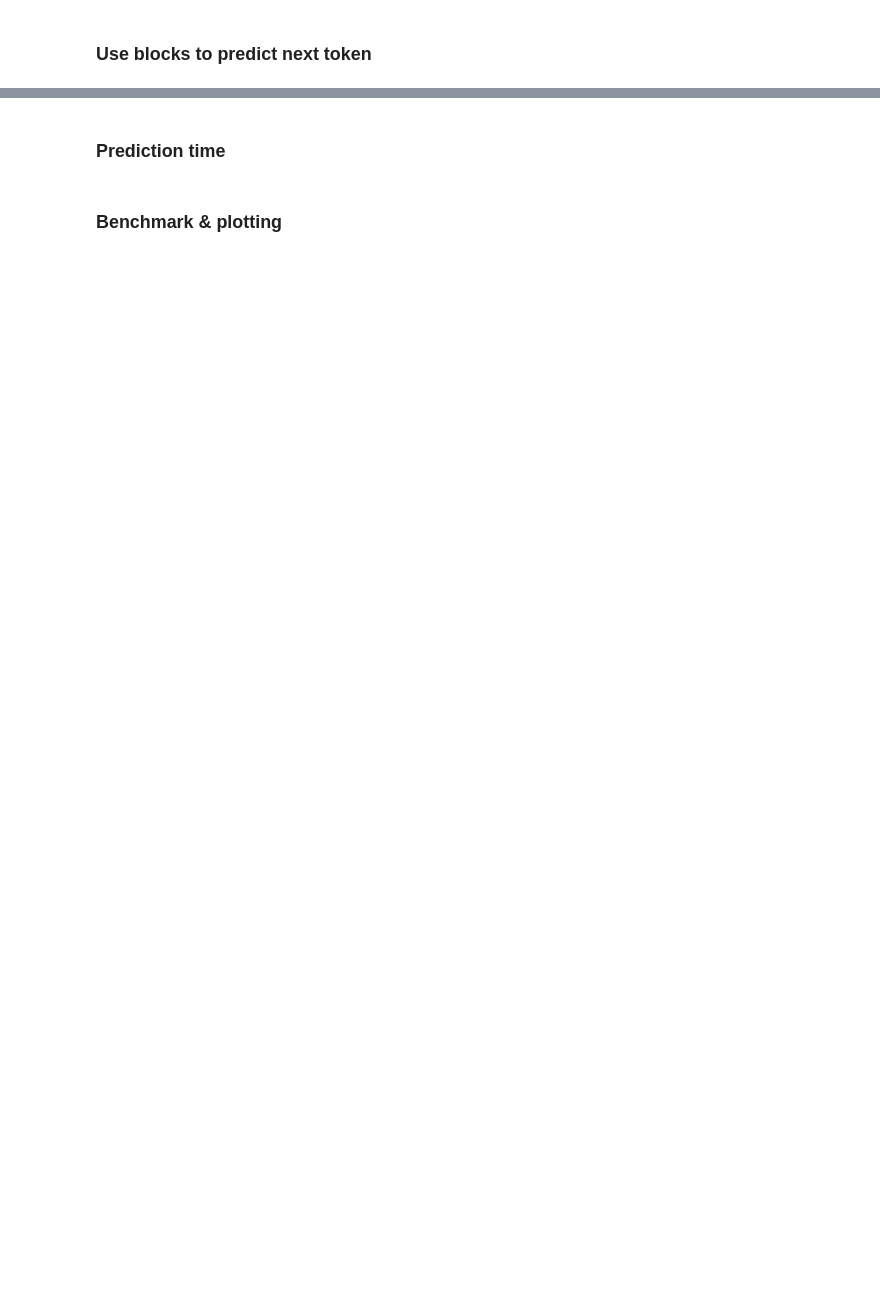
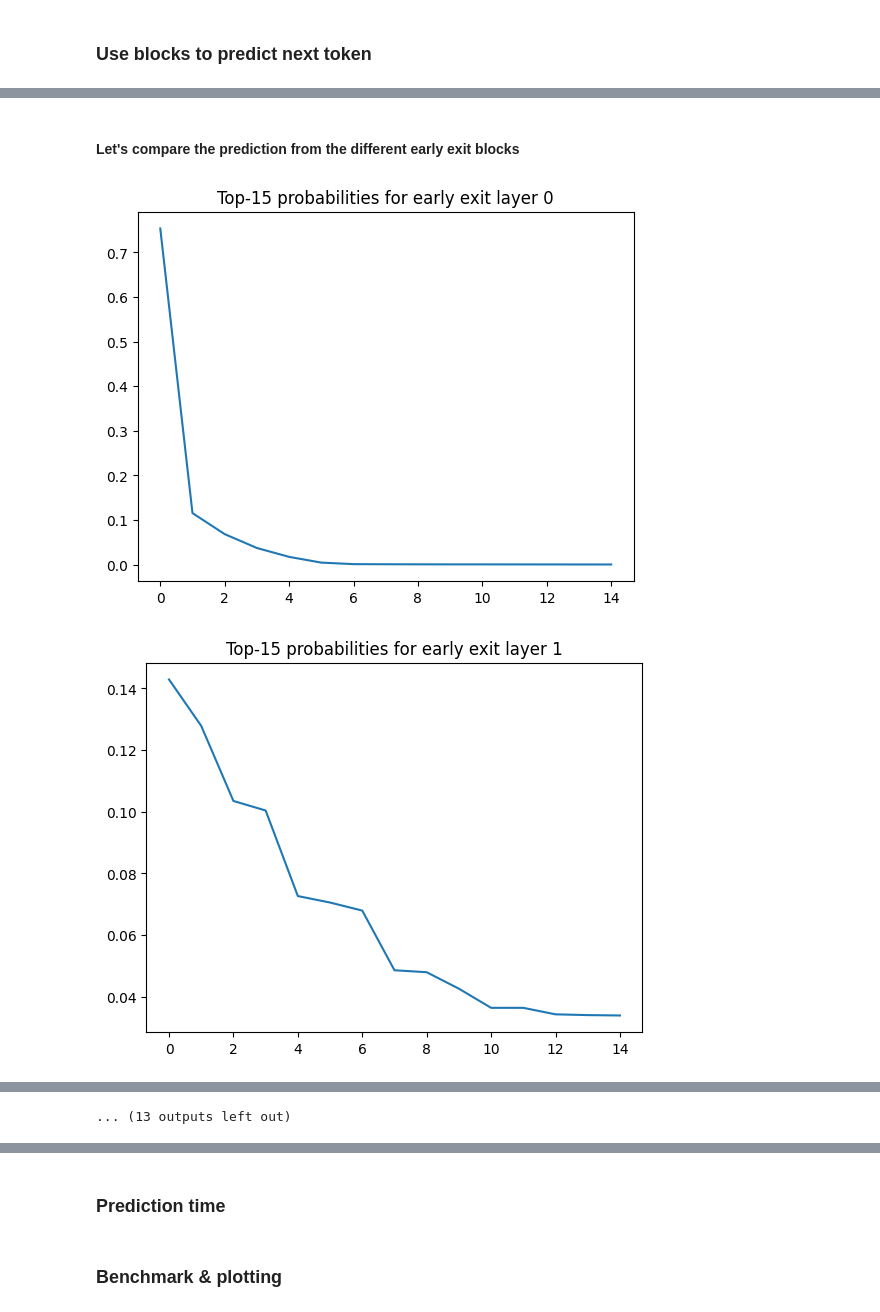
Before and after one commit to ariellubonja/gpt-early-exit, a Jupyter notebook: GPT2_early_exiting.ipynb, the cells around one changed output, grey strips where cells are left out. Drawn from its saved outputs; the diff is of its cells as text; code cells hidden in the pictures; blank space fills up the shorter version.

```diff
--- a/GPT2_early_exiting.ipynb
+++ b/GPT2_early_exiting.ipynb
@@ -86,0 +188,14 @@ None
+# %% [markdown]
+#### Let's compare the prediction from the different early exit blocks
+# %%
+input_text = "Today I"
+num_tokens_to_generate = 1
+gens = []
+probas = []
+for exit_layer in tqdm(range(25)):  # Loop over the layers
+    generated_text, token_probabilities = early_prediction(model, input_text, num_tokens_to_generate, exit_layer)
+    gens.append(generated_text)
+    probas.append(token_probabilities)
+# %% [output]
+[figure, added]
+[figure, added]
@@ -86,0 +212 @@ None
+... (13 outputs left out)
```
Also changed, not shown: parts of 24 cells of this notebook, 1 other file.
